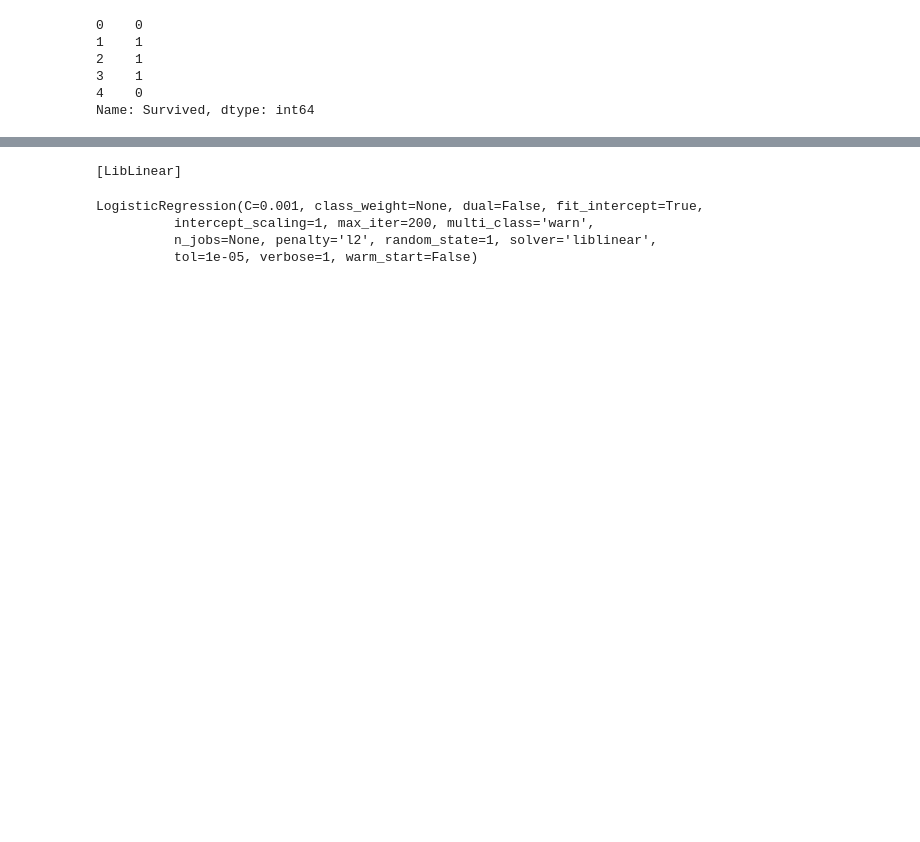
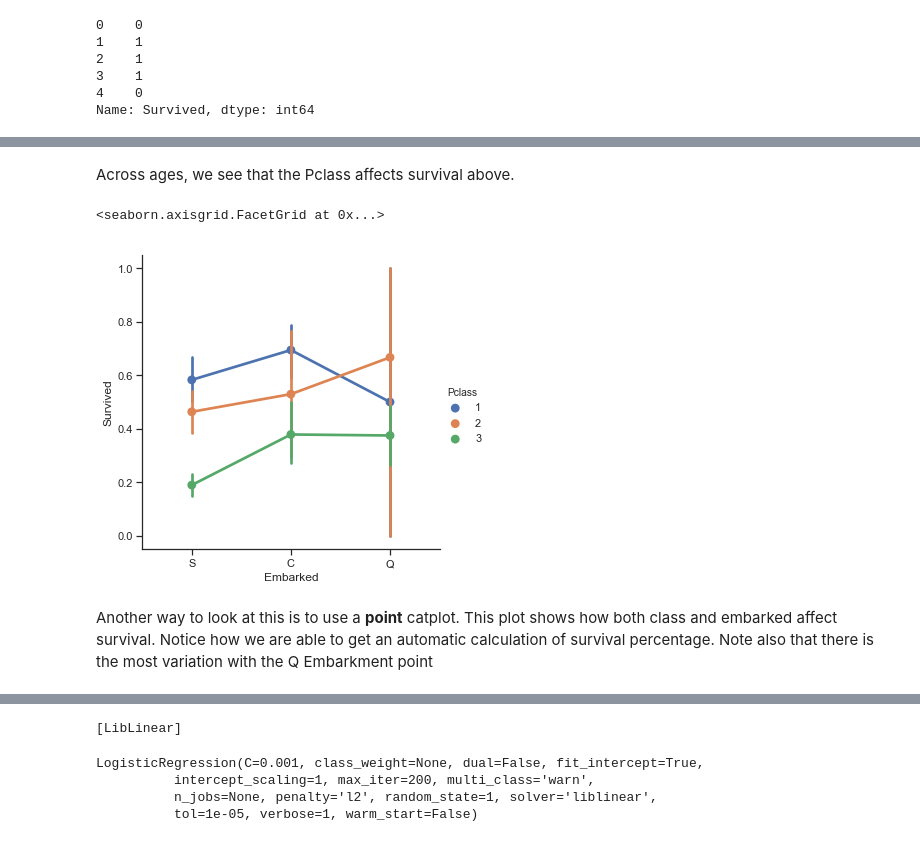
Before and after one commit to metacreek/kaggle-titanic, a Jupyter notebook: Titanic.ipynb, the cells around one changed output, grey strips where cells are left out. Drawn from its saved outputs; the diff is of its cells as text; code cells hidden in the pictures; blank space fills up the shorter version.

```diff
--- a/Titanic.ipynb
+++ b/Titanic.ipynb
@@ -30,3 +50,12 @@ Name: Survived, dtype: int64
+# %% [markdown]
+Across ages, we see that the Pclass affects survival above.
+# %%
+sns.catplot(x="Embarked", y="Survived", data=training_data, hue="Pclass", kind="point")
+# %% [output]
+<seaborn.axisgrid.FacetGrid at 0x...>
+[figure, added]
+# %% [markdown]
+Another way to look at this is to use a **point** catplot.  This plot shows how both class and embarked affect survival.  Notice how we are able to get an automatic calculation of survival percentage.  Note also that there is the most variation with the Q Embarkment point
 # %%
 # I'm going to put my data adjustments here.  I'll need to use this on both the training and test data.
 def adjust_data(td):
```
Also changed, not shown: parts of 22 cells of this notebook, 1 other file.
